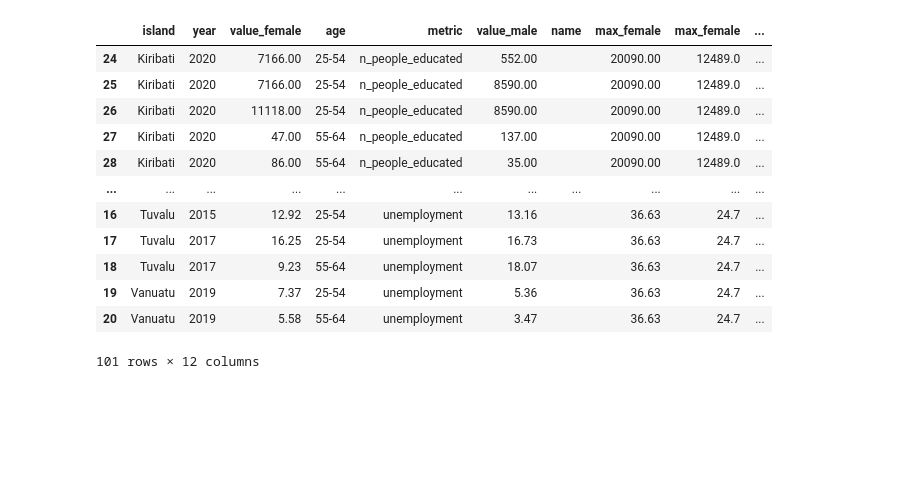
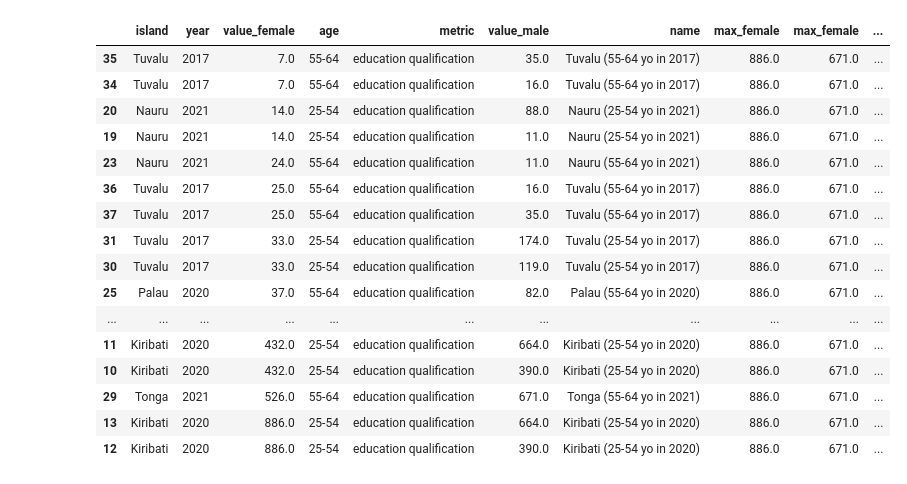
Before and after one commit to JosephBARBIERDARNAL/pacific-data-challenge, a Jupyter notebook: chart.ipynb, the cells around one changed output. Saved outputs shown, nothing was run; the diff lists cells and outputs as text; code cells hidden in the pictures; blank space fills up the shorter version.

```diff
--- a/chart.ipynb
+++ b/chart.ipynb
@@ -5,11 +5,13 @@ import numpy as np
 from highlight_text import fig_text
 from pyfonts import load_font
 from utils import add_labels, get_label_rotation
+from mpl_toolkits.axes_grid1.inset_locator import inset_axes
 
-df1 = pd.read_csv("data/employment-rates.csv")
-df1["metric"] = "unemployment"
+df1 = pd.read_csv("data/employment.csv")
+df1.drop(columns="disability", inplace=True)
+df1["metric"] = "Employment"
 df1.rename(columns={
-    "unemployment_rate": "value"
+    "count_employed": "value"
 }, inplace=True)
 df1_female = df1[df1["sex"]=="Female"]
 df1_male = df1[df1["sex"]=="Male"]
@@ -30,53 +32,59 @@ df2.replace({
    "Post-secondary non-tertiary education": "After highschool",
    "Tertiary education": "After highschool"
 }, inplace=True)
-df2["metric"] = "n_people_educated"
+df2 = df2[df2["level"] == "After highschool"]
+df2["metric"] = "education qualification"
 df2.rename(columns={
     "count": "value"
 }, inplace=True)
+df2 = df2[df2["value"] < 1000]
 df2_female = df2[df2["sex"]=="Female"]
 df2_male = df2[df2["sex"]=="Male"]
 df2 = df2_female.merge(
     df2_male,
     left_on=["island", "year", "age", "level", "metric"],
     right_on=["island", "year", "age", "level", "metric"],
     how="inner",
     suffixes=("_female", "_male")
-).sample(60)
+)
 
 df3 = pd.read_csv("data/management-position.csv")
 df3.drop(columns="categories", inplace=True)
-df3["metric"] = "share-manager"
+df3["metric"] = "management"
 df3.rename(columns={
     "share_female_lead": "value"
 }, inplace=True)
 df3["value_male"] = 100 - df3["value"]
 df3.rename(columns={"value": "value_female"}, inplace=True)
 
 df = pd.concat([df1, df2, df3])
 df.drop(columns=["sex_male", "sex_female", "level"], inplace=True)
 df.replace("Micronesia (Federated States of)", "Micronesia", inplace=True)
-df["name"] = ""
+df["name"] = df["island"]+" ("+df["age"]+" yo in "+df["year"].astype(str)+")"
 
 max_per_metric = df.groupby("metric")[["value_female", "value_male"]].max().reset_index()
 max_per_metric.columns = ["metric", "max_female", "max_female"]
 df = df.merge(max_per_metric, on="metric")
 df["max"] = df[['max_female', 'max_female']].max(axis=1)
-df["value_female_scaled"] = df["value_female"]/df["max"]
-df["value_male_scaled"] = df["value_male"]/df["max"]
+df["value_female_scaled"] = df["value_female"]/df["max"]*50
+df["value_male_scaled"] = df["value_male"]/df["max"]*50
 df.sort_values(by=["metric", "island"], inplace=True)
-df
+df[df["metric"]=="education qualification"].sort_values("value_female_scaled")
 # %% [output]
 |  | island | year | value_female | age | metric | value_male | name | max_female | max_female | ... |
-| 24 | Kiribati | 2020 | 7166.00 | 25-54 | n_people_educated | 552.00 |  | 20090.00 | 12489.0 | ... |
-| 25 | Kiribati | 2020 | 7166.00 | 25-54 | n_people_educated | 8590.00 |  | 20090.00 | 12489.0 | ... |
-| 26 | Kiribati | 2020 | 11118.00 | 25-54 | n_people_educated | 8590.00 |  | 20090.00 | 12489.0 | ... |
-| 27 | Kiribati | 2020 | 47.00 | 55-64 | n_people_educated | 137.00 |  | 20090.00 | 12489.0 | ... |
-| 28 | Kiribati | 2020 | 86.00 | 55-64 | n_people_educated | 35.00 |  | 20090.00 | 12489.0 | ... |
+| 35 | Tuvalu | 2017 | 7.0 | 55-64 | education qualification | 35.0 | Tuvalu (55-64 yo in 2017) | 886.0 | 671.0 | ... |
+| 34 | Tuvalu | 2017 | 7.0 | 55-64 | education qualification | 16.0 | Tuvalu (55-64 yo in 2017) | 886.0 | 671.0 | ... |
+| 20 | Nauru | 2021 | 14.0 | 25-54 | education qualification | 88.0 | Nauru (25-54 yo in 2021) | 886.0 | 671.0 | ... |
+| 19 | Nauru | 2021 | 14.0 | 25-54 | education qualification | 11.0 | Nauru (25-54 yo in 2021) | 886.0 | 671.0 | ... |
+| 23 | Nauru | 2021 | 24.0 | 55-64 | education qualification | 11.0 | Nauru (55-64 yo in 2021) | 886.0 | 671.0 | ... |
+| 36 | Tuvalu | 2017 | 25.0 | 55-64 | education qualification | 16.0 | Tuvalu (55-64 yo in 2017) | 886.0 | 671.0 | ... |
+| 37 | Tuvalu | 2017 | 25.0 | 55-64 | education qualification | 35.0 | Tuvalu (55-64 yo in 2017) | 886.0 | 671.0 | ... |
+| 31 | Tuvalu | 2017 | 33.0 | 25-54 | education qualification | 174.0 | Tuvalu (25-54 yo in 2017) | 886.0 | 671.0 | ... |
+| 30 | Tuvalu | 2017 | 33.0 | 25-54 | education qualification | 119.0 | Tuvalu (25-54 yo in 2017) | 886.0 | 671.0 | ... |
+| 25 | Palau | 2020 | 37.0 | 55-64 | education qualification | 82.0 | Palau (55-64 yo in 2020) | 886.0 | 671.0 | ... |
 | ... | ... | ... | ... | ... | ... | ... | ... | ... | ... | ... |
-| 16 | Tuvalu | 2015 | 12.92 | 25-54 | unemployment | 13.16 |  | 36.63 | 24.7 | ... |
-| 17 | Tuvalu | 2017 | 16.25 | 25-54 | unemployment | 16.73 |  | 36.63 | 24.7 | ... |
-| 18 | Tuvalu | 2017 | 9.23 | 55-64 | unemployment | 18.07 |  | 36.63 | 24.7 | ... |
-| 19 | Vanuatu | 2019 | 7.37 | 25-54 | unemployment | 5.36 |  | 36.63 | 24.7 | ... |
-| 20 | Vanuatu | 2019 | 5.58 | 55-64 | unemployment | 3.47 |  | 36.63 | 24.7 | ... |
+| 11 | Kiribati | 2020 | 432.0 | 25-54 | education qualification | 664.0 | Kiribati (25-54 yo in 2020) | 886.0 | 671.0 | ... |
+| 10 | Kiribati | 2020 | 432.0 | 25-54 | education qualification | 390.0 | Kiribati (25-54 yo in 2020) | 886.0 | 671.0 | ... |
+| 29 | Tonga | 2021 | 526.0 | 55-64 | education qualification | 671.0 | Tonga (55-64 yo in 2021) | 886.0 | 671.0 | ... |
+| 13 | Kiribati | 2020 | 886.0 | 25-54 | education qualification | 664.0 | Kiribati (25-54 yo in 2020) | 886.0 | 671.0 | ... |
+| 12 | Kiribati | 2020 | 886.0 | 25-54 | education qualification | 390.0 | Kiribati (25-54 yo in 2020) | 886.0 | 671.0 | ... |
-101 rows × 12 columns
```
Also changed, not shown: parts of 4 cells of this notebook, 6 other files.
